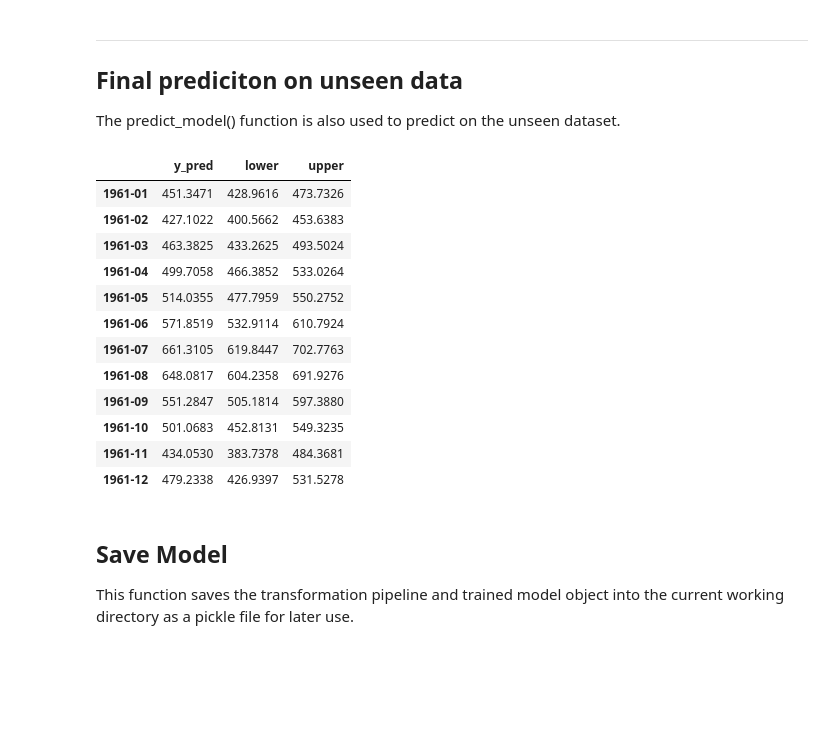
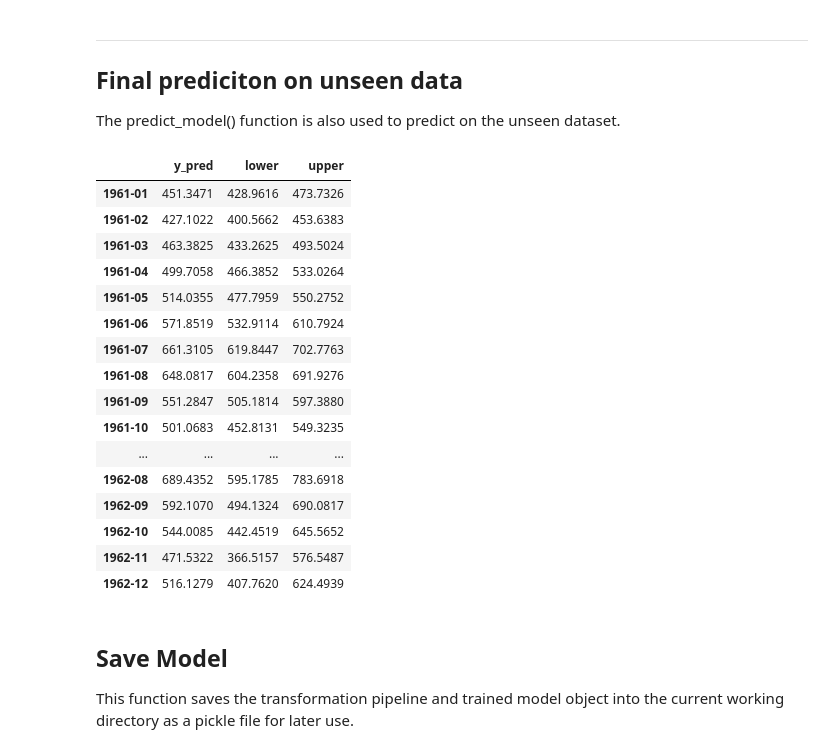
Before and after one commit to PJalgotrader/Deep_forecasting-USU, a Jupyter notebook: Lectures and codes/Module 4- ARIMA/Module4-ARIMA.ipynb, the cells around one changed output. Saved outputs shown, nothing was run; the diff lists cells and outputs as text; code cells hidden in the pictures; blank space fills up the shorter version.

```diff
--- a/Lectures and codes/Module 4- ARIMA/Module4-ARIMA.ipynb
+++ b/Lectures and codes/Module 4- ARIMA/Module4-ARIMA.ipynb
@@ -612,22 +636,26 @@ exp.plot_model(final_model, plot='forecast', data_kwargs={'fh':24, 'labels':['AU
 # %%
 # seeing the predictions along with lower CI and upper CI: https://github.com/pycaret/pycaret/blob/master/pycaret/time_series/forecasting/functional.py
 
-unseen_predictions = exp.predict_model(final_model, fh=12, return_pred_int= True, coverage=[0.025, 0.975]) # 95% CI
+unseen_predictions = exp.predict_model(final_model, fh=24, return_pred_int= True, coverage=[0.025, 0.975]) # 95% CI
 unseen_predictions
 # %% [output]
 |  | y_pred | lower | upper |
 | 1961-01 | 451.3471 | 428.9616 | 473.7326 |
 | 1961-02 | 427.1022 | 400.5662 | 453.6383 |
 | 1961-03 | 463.3825 | 433.2625 | 493.5024 |
 | 1961-04 | 499.7058 | 466.3852 | 533.0264 |
 | 1961-05 | 514.0355 | 477.7959 | 550.2752 |
 | 1961-06 | 571.8519 | 532.9114 | 610.7924 |
 | 1961-07 | 661.3105 | 619.8447 | 702.7763 |
 | 1961-08 | 648.0817 | 604.2358 | 691.9276 |
 | 1961-09 | 551.2847 | 505.1814 | 597.3880 |
 | 1961-10 | 501.0683 | 452.8131 | 549.3235 |
-| 1961-11 | 434.0530 | 383.7378 | 484.3681 |
-| 1961-12 | 479.2338 | 426.9397 | 531.5278 |
+| ... | ... | ... | ... |
+| 1962-08 | 689.4352 | 595.1785 | 783.6918 |
+| 1962-09 | 592.1070 | 494.1324 | 690.0817 |
+| 1962-10 | 544.0085 | 442.4519 | 645.5652 |
+| 1962-11 | 471.5322 | 366.5157 | 576.5487 |
+| 1962-12 | 516.1279 | 407.7620 | 624.4939 |
 # %% [markdown]
 ## Save Model
 
```
Also changed, not shown: parts of 15 cells of this notebook.
